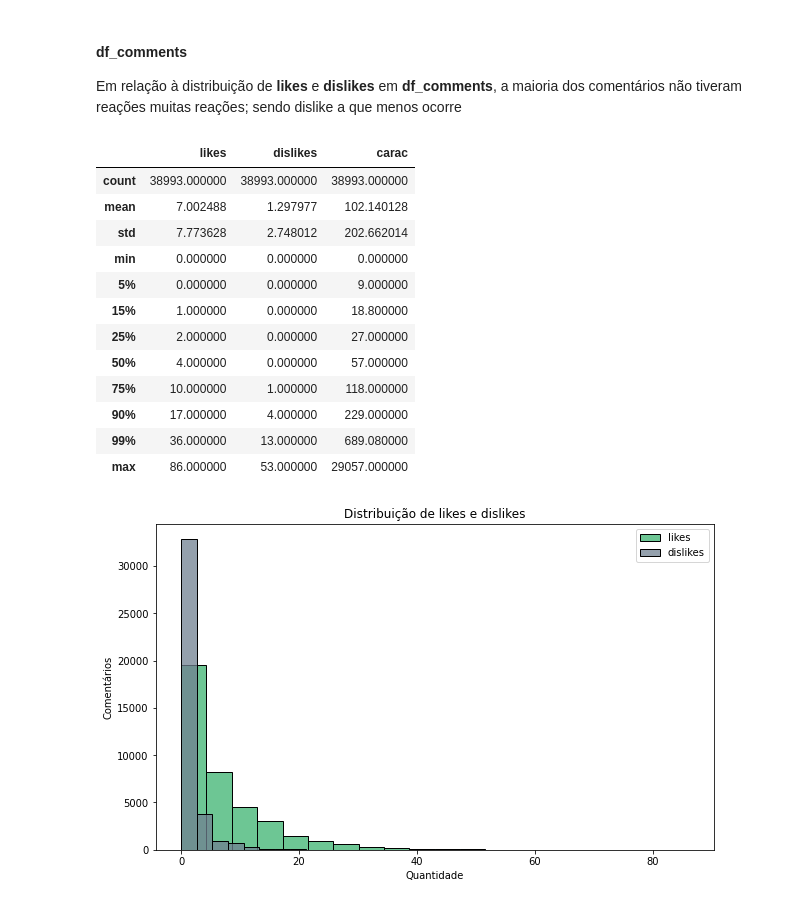
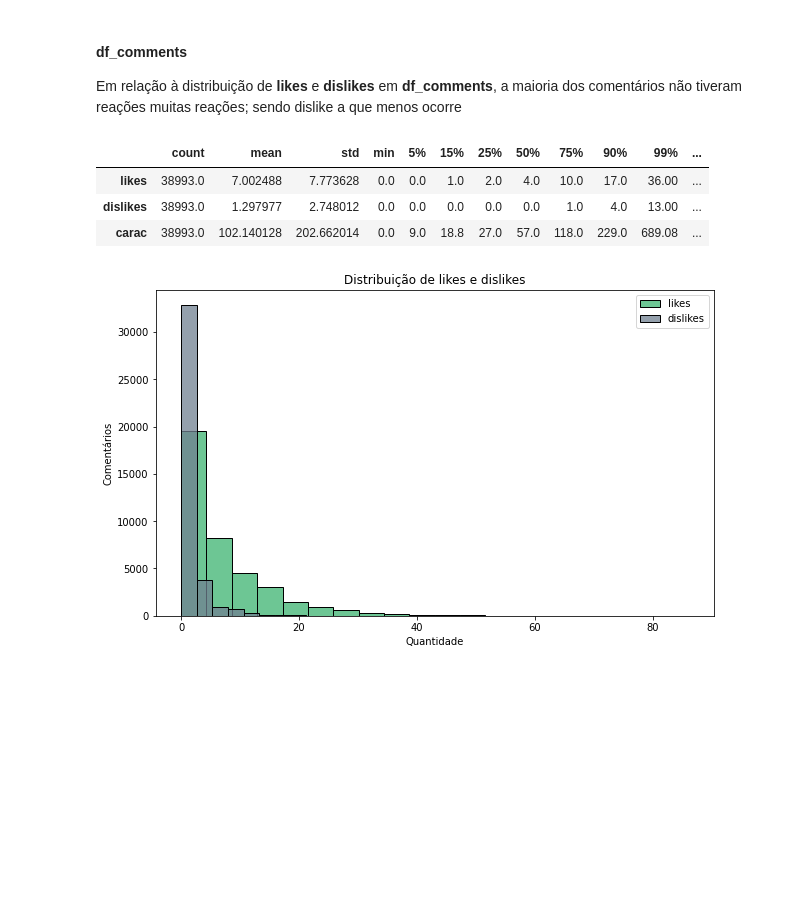
Before and after one commit to bruna-calistrate/DataWrangling-Case1, a Jupyter notebook: Case_1_Data_Wrangling_Daily_Happiness_&_Employee_Turnover.ipynb, the cells around one changed output. Cells and saved outputs as stored; diff of their text form; code cells hidden in the pictures; blank space fills up the shorter version.

```diff
--- a/Case_1_Data_Wrangling_Daily_Happiness_&_Employee_Turnover.ipynb
+++ b/Case_1_Data_Wrangling_Daily_Happiness_&_Employee_Turnover.ipynb
@@ -647,28 +662,19 @@ Em relação à distribuição de **likes** e **dislikes** em **df_comments**, a
 # %%
 df_comments[['likes',
              'dislikes',
              'carac']
             ].describe(percentiles=[0.05,
                                     0.15,
                                     0.25,
                                     0.5,
                                     0.75,
                                     0.9,
-                                    0.99])
+                                    0.99]).T
 # %% [output]
-|  | likes | dislikes | carac |
-| count | 38993.000000 | 38993.000000 | 38993.000000 |
-| mean | 7.002488 | 1.297977 | 102.140128 |
-| std | 7.773628 | 2.748012 | 202.662014 |
-| min | 0.000000 | 0.000000 | 0.000000 |
-| 5% | 0.000000 | 0.000000 | 9.000000 |
-| 15% | 1.000000 | 0.000000 | 18.800000 |
-| 25% | 2.000000 | 0.000000 | 27.000000 |
-| 50% | 4.000000 | 0.000000 | 57.000000 |
-| 75% | 10.000000 | 1.000000 | 118.000000 |
-| 90% | 17.000000 | 4.000000 | 229.000000 |
-| 99% | 36.000000 | 13.000000 | 689.080000 |
-| max | 86.000000 | 53.000000 | 29057.000000 |
+|  | count | mean | std | min | 5% | 15% | 25% | 50% | 75% | 90% | 99% | ... |
+| likes | 38993.0 | 7.002488 | 7.773628 | 0.0 | 0.0 | 1.0 | 2.0 | 4.0 | 10.0 | 17.0 | 36.00 | ... |
+| dislikes | 38993.0 | 1.297977 | 2.748012 | 0.0 | 0.0 | 0.0 | 0.0 | 0.0 | 1.0 | 4.0 | 13.00 | ... |
+| carac | 38993.0 | 102.140128 | 202.662014 | 0.0 | 9.0 | 18.8 | 27.0 | 57.0 | 118.0 | 229.0 | 689.08 | ... |
 # %%
 plt.figure(figsize=(10,6))
 
```
Also changed, not shown: parts of 48 cells of this notebook.
